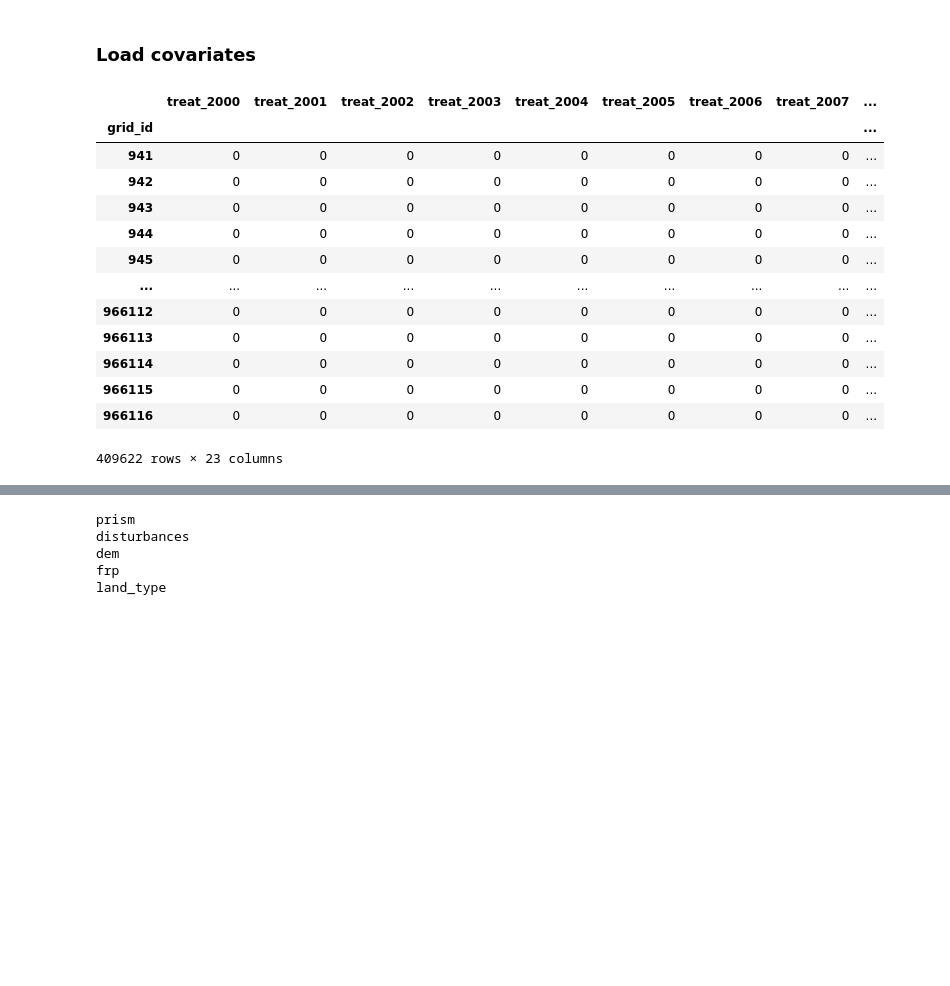
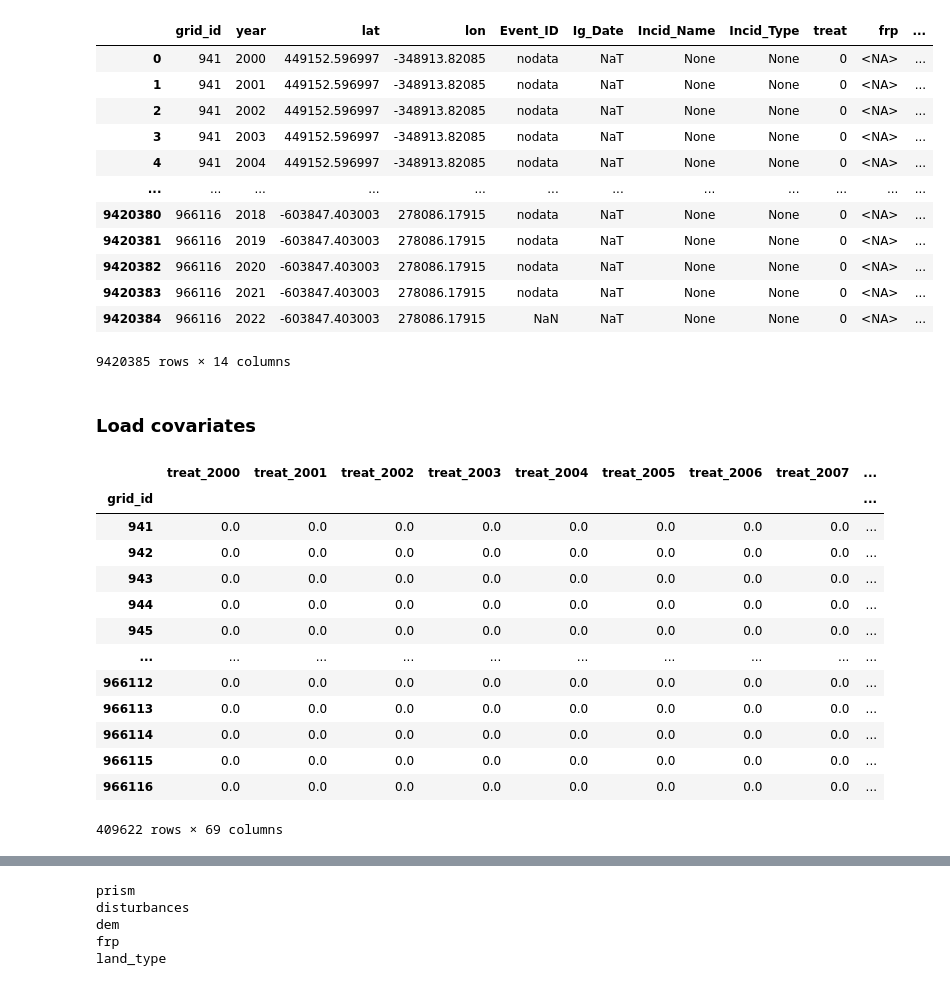
Before and after one commit to echolab-stanford/prescribed_fires, a Jupyter notebook: analysis/weighting.ipynb, the cells around one changed output, grey strips where cells are left out. Saved outputs shown, nothing was run; the diff lists cells and outputs as text; code cells hidden in the pictures; blank space fills up the shorter version.

```diff
--- a/analysis/weighting.ipynb
+++ b/analysis/weighting.ipynb
@@ -27,22 +122,72 @@ from src.run_balancing import run_balancing
+# %%
+# Load intensity FRP data
+dnbr = pd.read_feather(
+    "/mnt/sherlock/oak/prescribed_data/processed/dnbr_alt.feather"
+).drop(columns=["band"])
+
+# Scale DNBR values
+dnbr_scaled = MinMaxScaler(feature_range=(-1, 1)).fit_transform(
+    dnbr.dnbr.values.reshape(-1, 1)
+)
+dnbr["dnbr_scaled"] = dnbr_scaled
+
+# Find the DNBR class from the earliest fire per each grid using the
+# DNBR threshold values:
+conditions = [
+    (dnbr.dnbr >= 0) & (dnbr.dnbr < 0.1),
+    (dnbr.dnbr >= 0.1) & (dnbr.dnbr < 0.270),
+    (dnbr.dnbr >= 0.270) & (dnbr.dnbr < 0.440),
+    (dnbr.dnbr >= 0.440) & (dnbr.dnbr < 0.660),
+    dnbr.dnbr >= 0.660,
+]
+choices = [1, 2, 3, 4, 5]
+
+# Asigning FRP class to each fire
+dnbr["class_dnbr"] = np.select(conditions, choices, default=np.nan)
+
+# Merge with wildfires data
+treatments = treatments.merge(dnbr, on=["lat", "lon", "Event_ID"], how="left")
+treatments["class_dnbr"].fillna(0, inplace=True)
+# %%
+treatments
+# %% [output]
+|  | grid_id | year | lat | lon | Event_ID | Ig_Date | Incid_Name | Incid_Type | treat | frp | ... |
+| 0 | 941 | 2000 | 449152.596997 | -348913.82085 | nodata | NaT | None | None | 0 | <NA> | ... |
+| 1 | 941 | 2001 | 449152.596997 | -348913.82085 | nodata | NaT | None | None | 0 | <NA> | ... |
+| 2 | 941 | 2002 | 449152.596997 | -348913.82085 | nodata | NaT | None | None | 0 | <NA> | ... |
+| 3 | 941 | 2003 | 449152.596997 | -348913.82085 | nodata | NaT | None | None | 0 | <NA> | ... |
+| 4 | 941 | 2004 | 449152.596997 | -348913.82085 | nodata | NaT | None | None | 0 | <NA> | ... |
+| ... | ... | ... | ... | ... | ... | ... | ... | ... | ... | ... | ... |
+| 9420380 | 966116 | 2018 | -603847.403003 | 278086.17915 | nodata | NaT | None | None | 0 | <NA> | ... |
+| 9420381 | 966116 | 2019 | -603847.403003 | 278086.17915 | nodata | NaT | None | None | 0 | <NA> | ... |
+| 9420382 | 966116 | 2020 | -603847.403003 | 278086.17915 | nodata | NaT | None | None | 0 | <NA> | ... |
+| 9420383 | 966116 | 2021 | -603847.403003 | 278086.17915 | nodata | NaT | None | None | 0 | <NA> | ... |
+| 9420384 | 966116 | 2022 | -603847.403003 | 278086.17915 | NaN | NaT | None | None | 0 | <NA> | ... |
+9420385 rows × 14 columns
 # %% [markdown]
 ### Load covariates
 # %%
-treats_wide = pd.pivot(treatments, index="grid_id", columns="year", values="treat")
-treats_wide.columns = [f"treat_{col}" for col in treats_wide.columns]
+treats_wide = pd.pivot(
+    treatments,
+    index="grid_id",
+    columns="year",
+    values=["treat", "class_dnbr", "class_frp"],
+)
+treats_wide.columns = [f"{col}_{year}" for col, year in treats_wide.columns]
 treas_wide = treats_wide.reset_index()
 treats_wide
 # %% [output]
 |  | treat_2000 | treat_2001 | treat_2002 | treat_2003 | treat_2004 | treat_2005 | treat_2006 | treat_2007 | ... |
 | grid_id |  |  |  |  |  |  |  |  | ... |
-| 941 | 0 | 0 | 0 | 0 | 0 | 0 | 0 | 0 | ... |
-| 942 | 0 | 0 | 0 | 0 | 0 | 0 | 0 | 0 | ... |
-| 943 | 0 | 0 | 0 | 0 | 0 | 0 | 0 | 0 | ... |
-| 944 | 0 | 0 | 0 | 0 | 0 | 0 | 0 | 0 | ... |
-| 945 | 0 | 0 | 0 | 0 | 0 | 0 | 0 | 0 | ... |
+| 941 | 0.0 | 0.0 | 0.0 | 0.0 | 0.0 | 0.0 | 0.0 | 0.0 | ... |
+| 942 | 0.0 | 0.0 | 0.0 | 0.0 | 0.0 | 0.0 | 0.0 | 0.0 | ... |
+| 943 | 0.0 | 0.0 | 0.0 | 0.0 | 0.0 | 0.0 | 0.0 | 0.0 | ... |
+| 944 | 0.0 | 0.0 | 0.0 | 0.0 | 0.0 | 0.0 | 0.0 | 0.0 | ... |
+| 945 | 0.0 | 0.0 | 0.0 | 0.0 | 0.0 | 0.0 | 0.0 | 0.0 | ... |
 | ... | ... | ... | ... | ... | ... | ... | ... | ... | ... |
-| 966112 | 0 | 0 | 0 | 0 | 0 | 0 | 0 | 0 | ... |
-| 966113 | 0 | 0 | 0 | 0 | 0 | 0 | 0 | 0 | ... |
-| 966114 | 0 | 0 | 0 | 0 | 0 | 0 | 0 | 0 | ... |
-| 966115 | 0 | 0 | 0 | 0 | 0 | 0 | 0 | 0 | ... |
-| 966116 | 0 | 0 | 0 | 0 | 0 | 0 | 0 | 0 | ... |
+| 966112 | 0.0 | 0.0 | 0.0 | 0.0 | 0.0 | 0.0 | 0.0 | 0.0 | ... |
+| 966113 | 0.0 | 0.0 | 0.0 | 0.0 | 0.0 | 0.0 | 0.0 | 0.0 | ... |
+| 966114 | 0.0 | 0.0 | 0.0 | 0.0 | 0.0 | 0.0 | 0.0 | 0.0 | ... |
+| 966115 | 0.0 | 0.0 | 0.0 | 0.0 | 0.0 | 0.0 | 0.0 | 0.0 | ... |
+| 966116 | 0.0 | 0.0 | 0.0 | 0.0 | 0.0 | 0.0 | 0.0 | 0.0 | ... |
-409622 rows × 23 columns
+409622 rows × 69 columns
```
Also changed, not shown: parts of 10 cells of this notebook, 1 other file.
